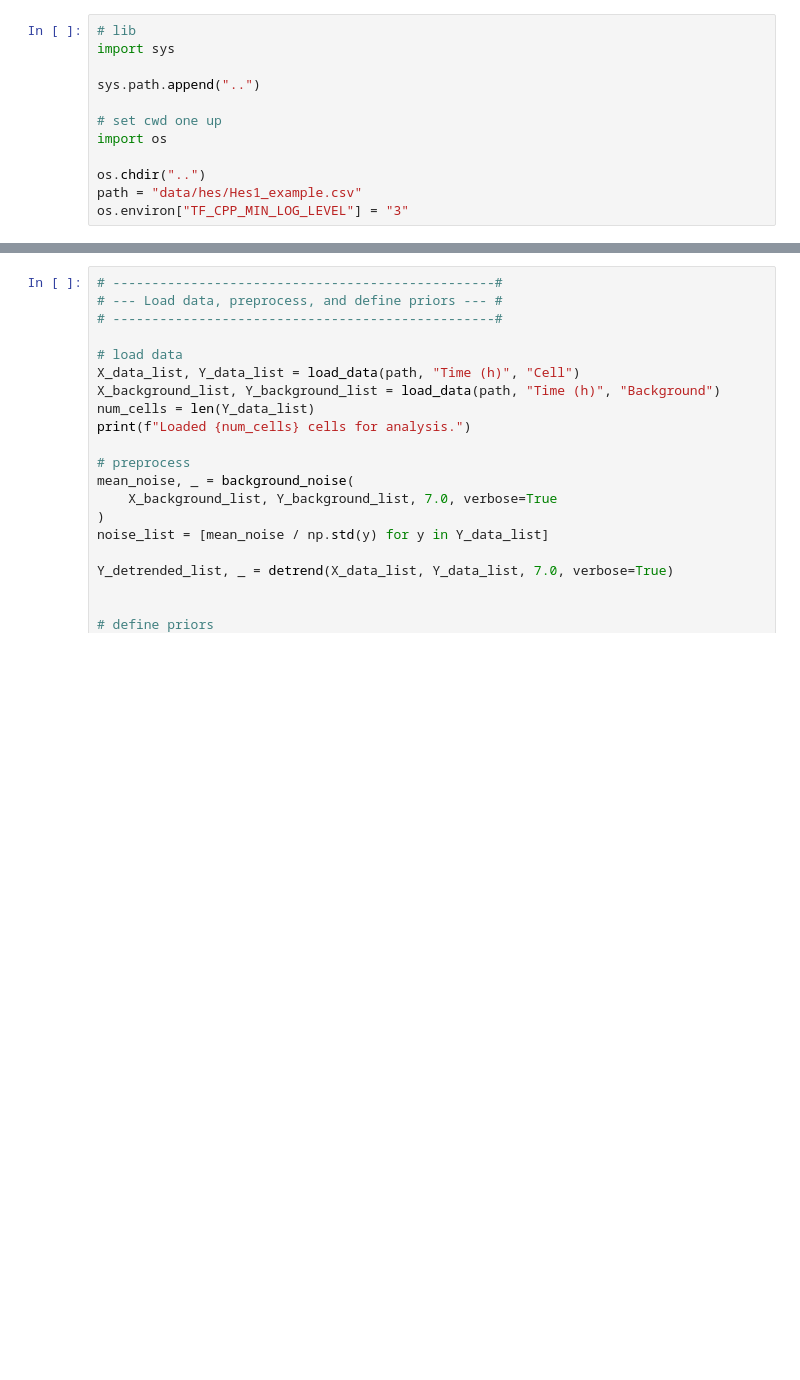
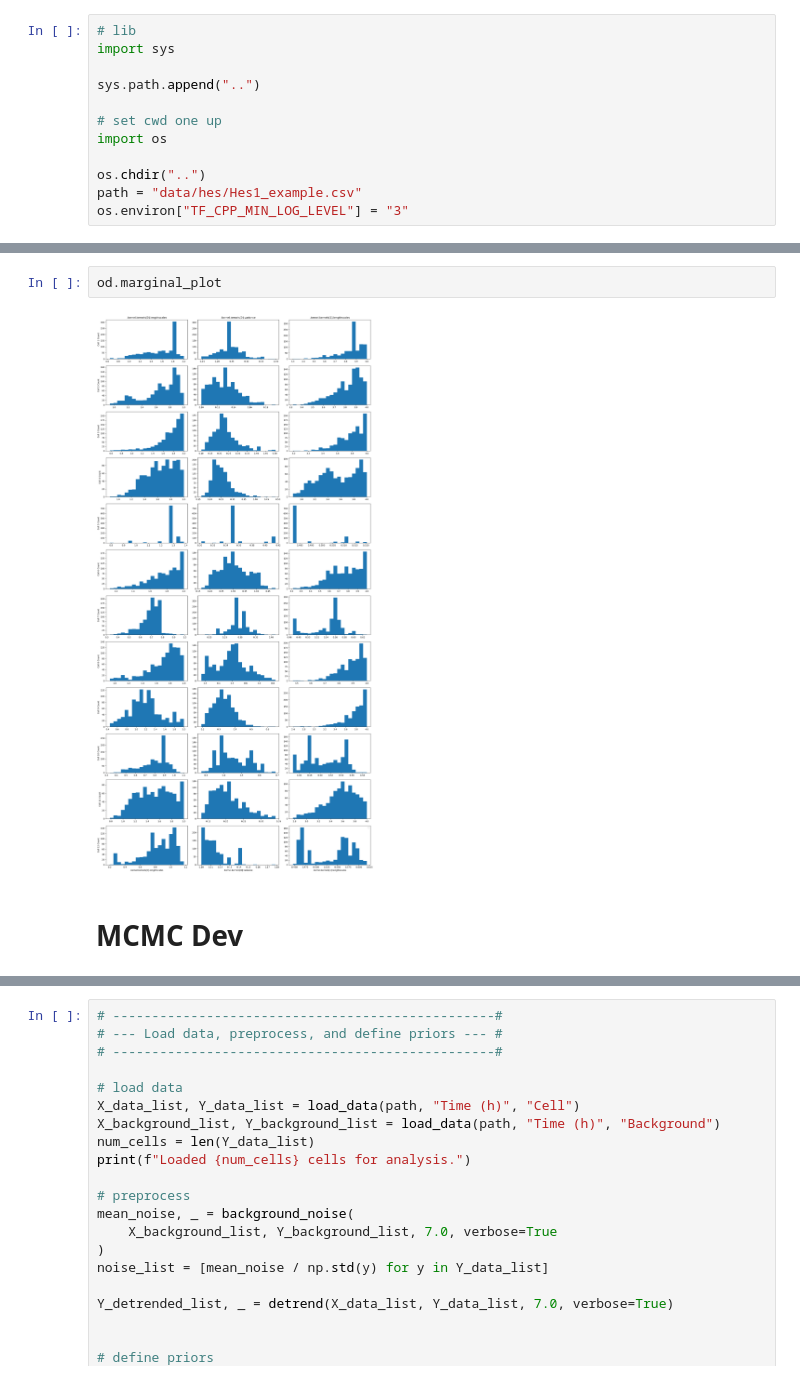
Before and after one commit to TristanSones-Dykes/GPCell, a Jupyter notebook: scripts/MCMC.ipynb, the cells around one changed output, grey strips where cells are left out. Cells and saved outputs as stored; diff of their text form; blank space fills up the shorter version.

```diff
--- a/scripts/MCMC.ipynb
+++ b/scripts/MCMC.ipynb
@@ -83,0 +56,6 @@ od.mcmc_plot
+# %%
+od.marginal_plot
+# %% [output]
+[figure, added]
+# %% [markdown]
+# MCMC Dev
```
Also changed, not shown: parts of 7 cells of this notebook, 5 other files.
